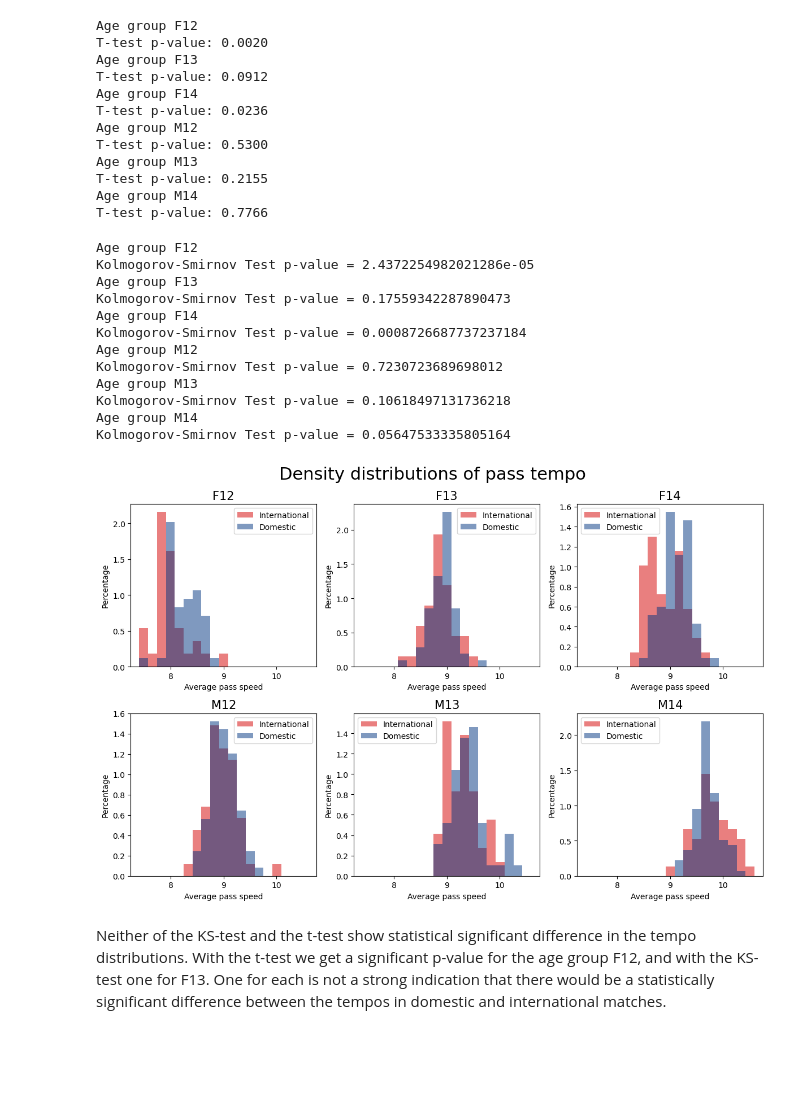
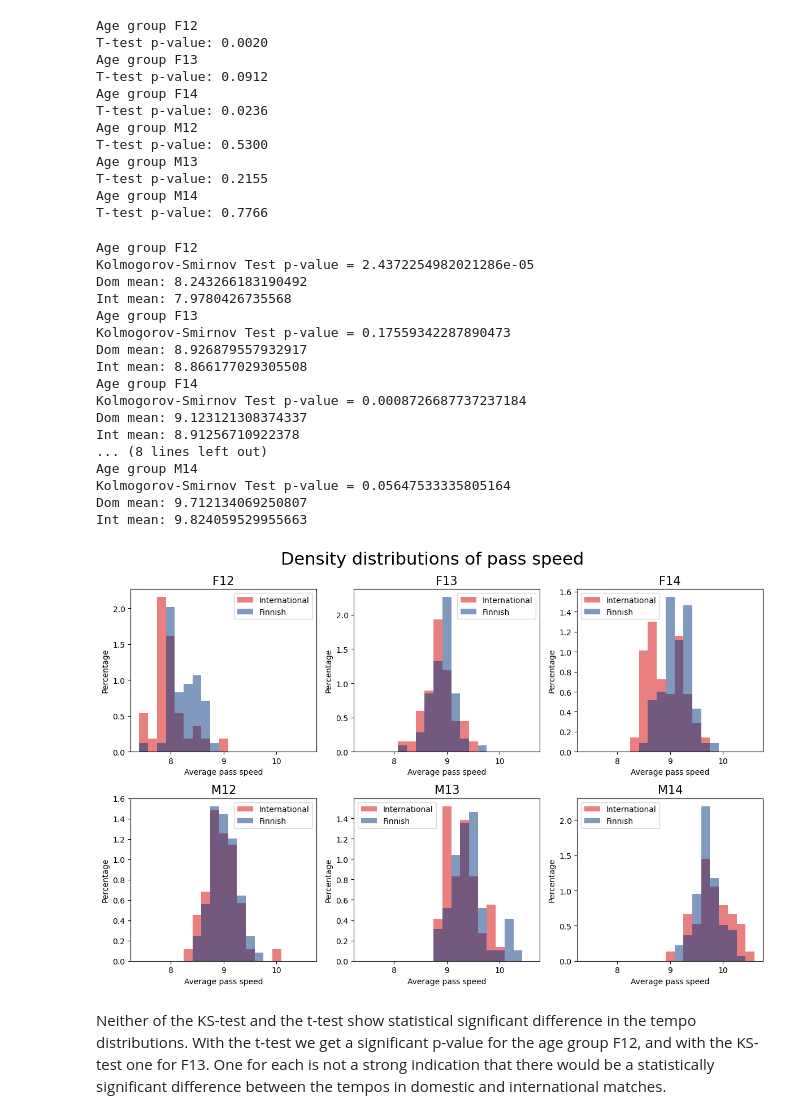
Before and after one commit to konstanyman/thesis_analysis, a Jupyter notebook: processing/tempo.ipynb, the cells around one changed output. Saved outputs shown, nothing was run; the diff lists cells and outputs as text; code cells hidden in the pictures; blank space fills up the shorter version.

```diff
--- a/processing/tempo.ipynb
+++ b/processing/tempo.ipynb
@@ -120,7 +130,7 @@ for i, (group_name, df_group) in enumerate(df_grouped):
         avg = subset.groupby('time_bin')['tempo'].median()
         l_q = subset.groupby('time_bin')['tempo'].quantile(q=0.25)
         h_q = subset.groupby('time_bin')['tempo'].quantile(q=0.75)
-        axes[i].plot(avg, color=colors[level], label=f'{['Domestic', 'International'][level]}')
+        axes[i].plot(avg, color=colors[level], label=f'{['Finnish', 'International'][level]}')
         axes[i].fill_between(avg.index, l_q, h_q, color=colors[level], alpha=.2, linestyle='--', linewidth=2, interpolate=True)
 
     axes[i].set_xlim([avg.index[0], avg.index[-1]])
@@ -151,7 +161,7 @@ for i, (group_name, df_group) in enumerate(df_grouped):
         avg = subset.groupby('time_bin')['speed'].median()
         l_q = subset.groupby('time_bin')['speed'].quantile(q=0.4)
         h_q = subset.groupby('time_bin')['speed'].quantile(q=0.6)
-        axes[i].plot(avg, color=colors[level], label=f'{['Domestic', 'International'][level]}')
+        axes[i].plot(avg, color=colors[level], label=f'{['Finnish', 'International'][level]}')
         axes[i].fill_between(avg.index, l_q, h_q, color=colors[level], alpha=.2, linestyle='--', linewidth=2, interpolate=True)
 
     axes[i].set_xlim([avg.index[0], avg.index[-1]])
@@ -161,6 +171,6 @@ for i, (group_name, df_group) in enumerate(df_grouped):
     axes[i].set_xlabel('Time', fontsize=10)
     axes[i].set_ylabel('Average pass speed', fontsize=10)
 
-fig.suptitle('Pass tempo', fontsize=25)
+fig.suptitle('Average pass speed', fontsize=25)
 plt.tight_layout()
 # %% [output]
@@ -437,6 +447,8 @@ for i, (group_name, df_group) in enumerate(df_grouped):
     tempo_int = df_group.loc[df_group['int_level'] == 1, 'tempo']
     ks_stat, p = ks_2samp(tempo_int, tempo_dom)
     print(f"Kolmogorov-Smirnov Test p-value = {p}")
+    print(f'Dom mean: {tempo_dom.mean()}')
+    print(f'Int mean: {tempo_int.mean()}')
 
     ax = axes[i]
 
@@ -451,7 +463,7 @@ for i, (group_name, df_group) in enumerate(df_grouped):
 
     ax.hist(tempo_dom,
         alpha=0.5,
-        label='Domestic',
+        label='Finnish',
         bins=np.linspace(6, 13, 15),
         color=colors[0],
         density=True)
@@ -541,6 +558,8 @@ for i, (group_name, df_group) in enumerate(df_grouped):
     ks_stat, p = ks_2samp(pass_tempo_int, pass_tempo_dom)
 
     print(f"Kolmogorov-Smirnov Test p-value = {p}")
+    print(f'Dom mean: {pass_tempo_dom.mean()}')
+    print(f'Int mean: {pass_tempo_int.mean()}')
 
     ax = axes[i]
 
@@ -548,40 +567,45 @@ for i, (group_name, df_group) in enumerate(df_grouped):
 
     ax.hist(pass_tempo_int,
         alpha=0.5,
         label='International',
         bins=np.linspace(7.4, 10.6, 20),
         color=colors[1],
         density=True)
 
     ax.hist(pass_tempo_dom,
         alpha=0.5,
-        label='Domestic',
+        label='Finnish',
         bins=np.linspace(7.4, 10.6, 20),
         color=colors[0],
         density=True)
 
     ax.set_xlabel('Average pass speed', fontsize=10)
     ax.set_ylabel('Percentage', fontsize=10)
     ax.set_title(f'{group_name}', fontsize=15)
     ax.legend()
 
-plt.suptitle("Density distributions of pass tempo", fontsize=22)
+plt.suptitle("Density distributions of pass speed", fontsize=22)
 plt.tight_layout()
 plt.show()
 # %% [output]
 Age group F12
 Kolmogorov-Smirnov Test p-value = 2.4372254982021286e-05
+Dom mean: 8.243266183190492
+Int mean: 7.9780426735568
 Age group F13
 Kolmogorov-Smirnov Test p-value = 0.17559342287890473
+Dom mean: 8.926879557932917
+Int mean: 8.866177029305508
 Age group F14
 Kolmogorov-Smirnov Test p-value = 0.0008726687737237184
-Age group M12
-Kolmogorov-Smirnov Test p-value = 0.7230723689698012
-Age group M13
-Kolmogorov-Smirnov Test p-value = 0.10618497131736218
+Dom mean: 9.123121308374337
+Int mean: 8.91256710922378
+... (8 lines left out)
 Age group M14
 Kolmogorov-Smirnov Test p-value = 0.05647533335805164
+Dom mean: 9.712134069250807
+Int mean: 9.824059529955663
-[figure, old version]
+[figure, new version]
 # %% [markdown]
 Neither of the KS-test and the t-test show statistical significant difference in the tempo distributions. With the t-test we get a significant p-value for the age group F12, and with the KS-test one for F13. One for each is not a strong indication that there would be a statistically significant difference between the tempos in domestic and international matches.
 # %% [markdown]
```
Also changed, not shown: parts of 15 cells of this notebook, 5 other files.
